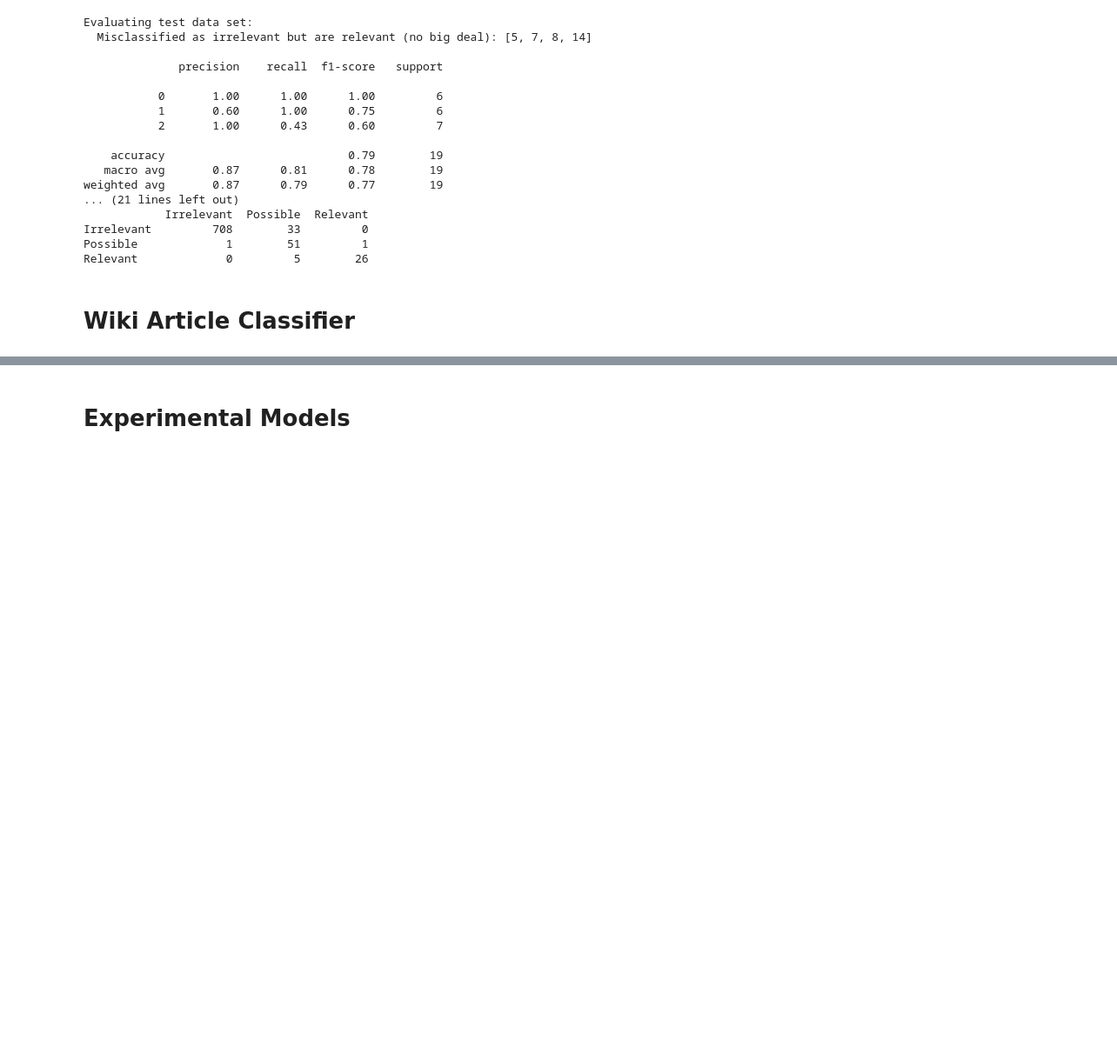
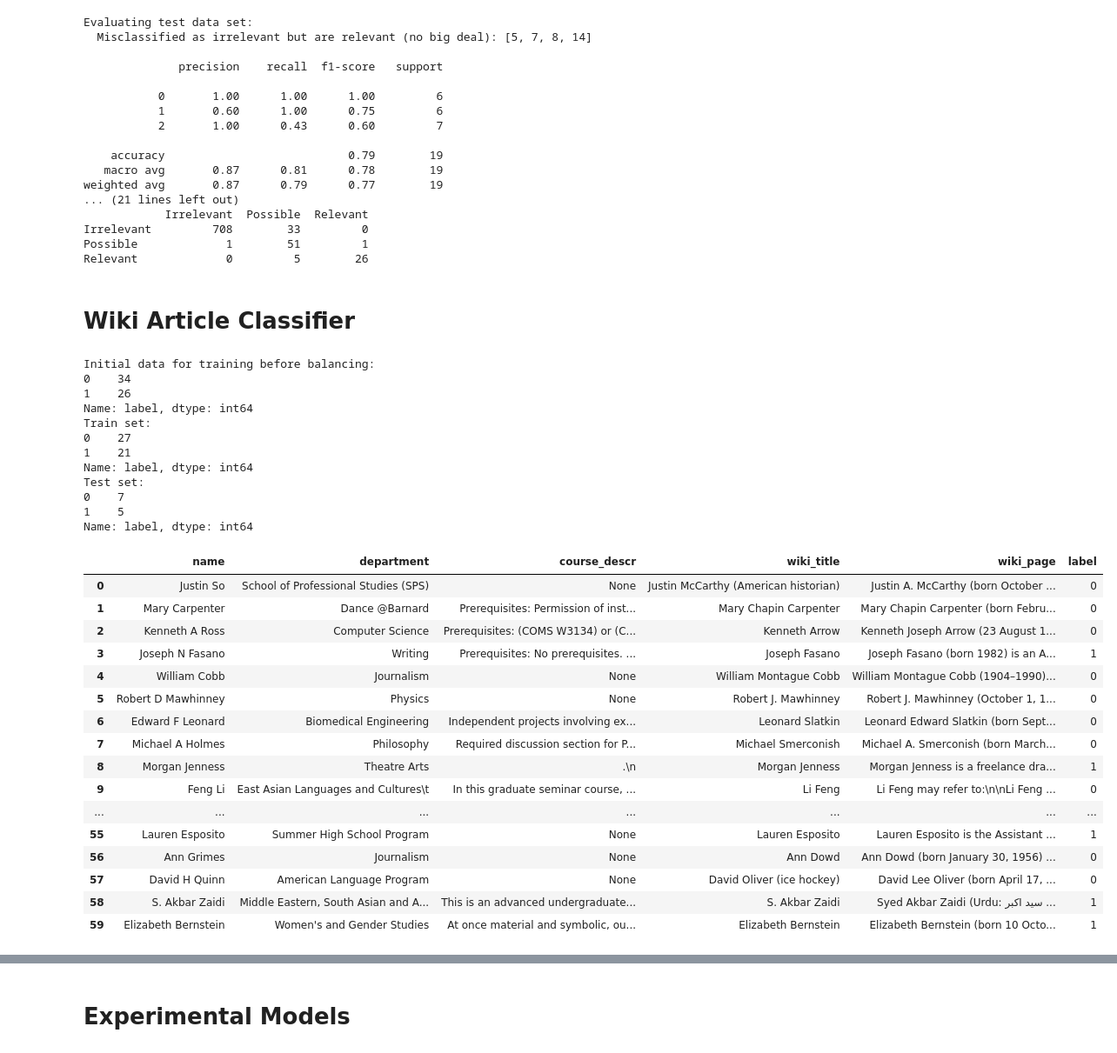
Before and after one commit to soid/columbia-catalog-scraper, a Jupyter notebook: scripts/wiki-search-playground.ipynb, the cells around one changed output, grey strips where cells are left out. Shown at 87% size. Saved outputs shown, nothing was run; the diff lists cells and outputs as text; code cells hidden in the pictures; blank space fills up the shorter version.

Commit message:
wiki articles classifier - not tuned, low accuracy

```diff
--- a/scripts/wiki-search-playground.ipynb
+++ b/scripts/wiki-search-playground.ipynb
@@ -115,3 +115,42 @@ Possible             1        51         1
 Relevant             0         5        26
 # %% [markdown]
 # Wiki Article Classifier
+# %%
+from importlib import reload
+from cu_catalog.models import wiki_article
+reload(wiki_article)
+
+wac_model = wiki_article.WikiArticleClassifier()
+# %%
+wac_model.load_training_data()
+wac_model.data
+# %% [output]
+Initial data for training before balancing:
+0    34
+1    26
+Name: label, dtype: int64
+Train set:
+0    27
+1    21
+Name: label, dtype: int64
+Test set:
+0    7
+1    5
+Name: label, dtype: int64
+|  | name | department | course_descr | wiki_title | wiki_page | label |
+| 0 | Justin So | School of Professional Studies (SPS) | None | Justin McCarthy (American historian) | Justin A. McCarthy (born October ... | 0 |
+| 1 | Mary Carpenter | Dance @Barnard | Prerequisites: Permission of inst... | Mary Chapin Carpenter | Mary Chapin Carpenter (born Febru... | 0 |
+| 2 | Kenneth A Ross | Computer Science | Prerequisites: (COMS W3134) or (C... | Kenneth Arrow | Kenneth Joseph Arrow (23 August 1... | 0 |
+| 3 | Joseph N Fasano | Writing | Prerequisites: No prerequisites. ... | Joseph Fasano | Joseph Fasano (born 1982) is an A... | 1 |
+| 4 | William Cobb | Journalism | None | William Montague Cobb | William Montague Cobb (1904–1990)... | 0 |
+| 5 | Robert D Mawhinney | Physics | None | Robert J. Mawhinney | Robert J. Mawhinney (October 1, 1... | 0 |
+| 6 | Edward F Leonard | Biomedical Engineering | Independent projects involving ex... | Leonard Slatkin | Leonard Edward Slatkin (born Sept... | 0 |
+| 7 | Michael A Holmes | Philosophy | Required discussion section for P... | Michael Smerconish | Michael A. Smerconish (born March... | 0 |
+| 8 | Morgan Jenness | Theatre Arts | .\n | Morgan Jenness | Morgan Jenness is a freelance dra... | 1 |
+| 9 | Feng Li | East Asian Languages and Cultures\t | In this graduate seminar course, ... | Li Feng | Li Feng may refer to:\n\nLi Feng ... | 0 |
+| ... | ... | ... | ... | ... | ... | ... |
+| 55 | Lauren Esposito | Summer High School Program | None | Lauren Esposito | Lauren Esposito is the Assistant ... | 1 |
+| 56 | Ann Grimes | Journalism | None | Ann Dowd | Ann Dowd (born January 30, 1956) ... | 0 |
+| 57 | David H Quinn | American Language Program | None | David Oliver (ice hockey) | David Lee Oliver (born April 17, ... | 0 |
+| 58 | S. Akbar Zaidi | Middle Eastern, South Asian and A... | This is an advanced undergraduate... | S. Akbar Zaidi | Syed Akbar Zaidi (Urdu: سید اکبر ... | 1 |
+| 59 | Elizabeth Bernstein | Women's and Gender Studies | At once material and symbolic, ou... | Elizabeth Bernstein | Elizabeth Bernstein (born 10 Octo... | 1 |
```
Also changed, not shown: parts of 3 cells of this notebook, 5 other files.
